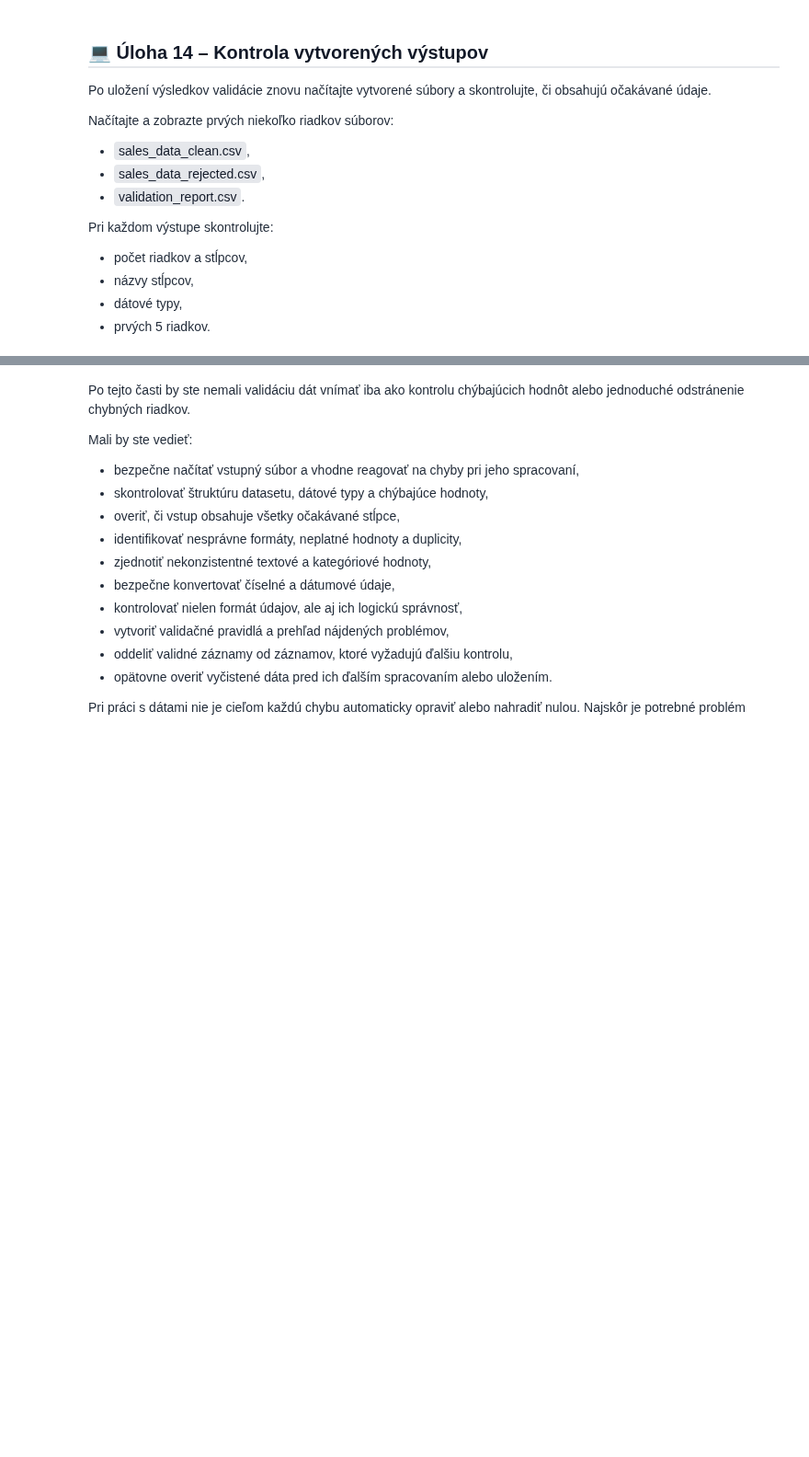
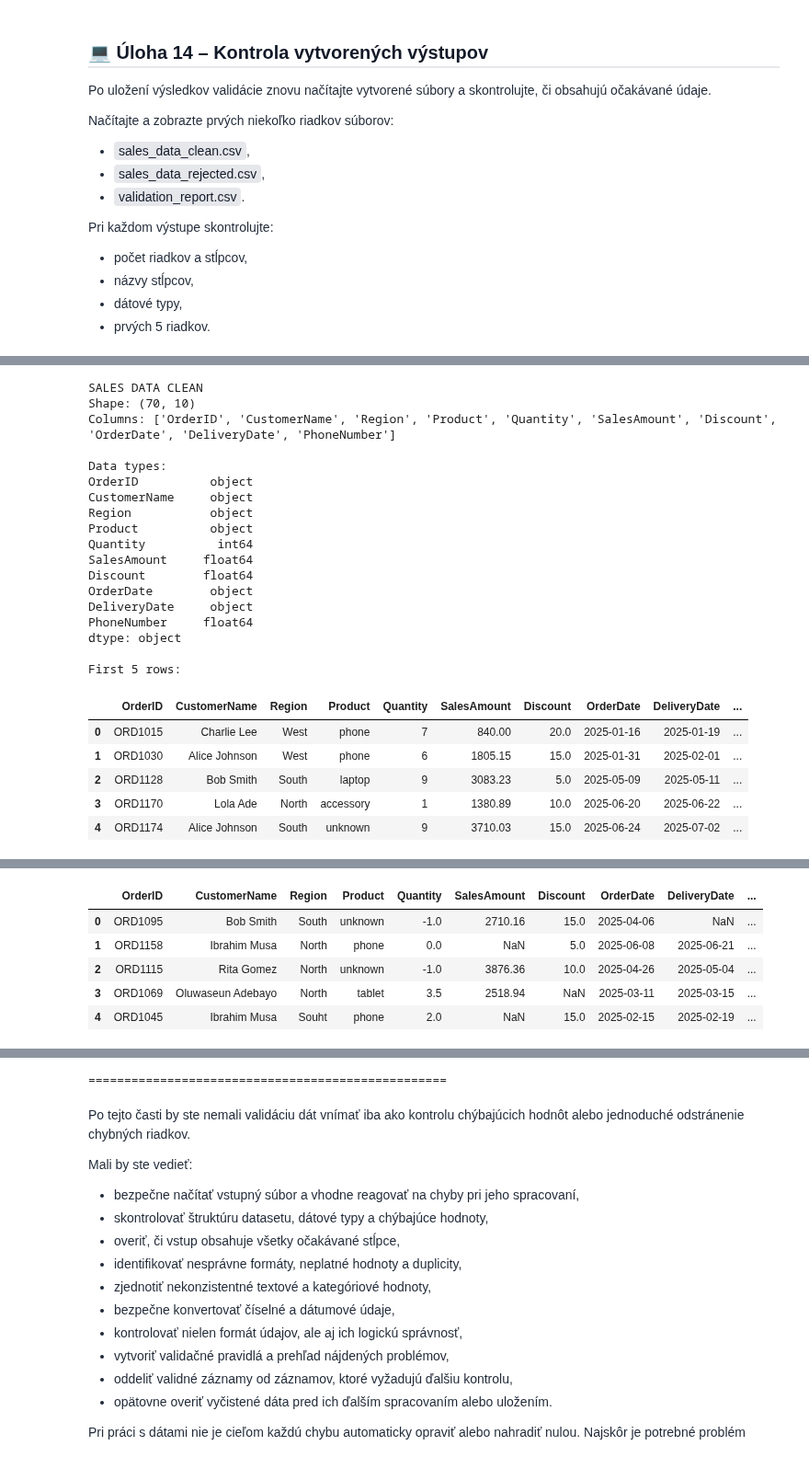
Before and after one commit to PatrikStaudner/DATABAZY, a Jupyter notebook: seminar 5 zadanie 1b/error_handling.ipynb, the cells around one changed output, grey strips where cells are left out. Shown at 92% size. Cells and saved outputs as stored; diff of their text form; code cells hidden in the pictures; blank space fills up the shorter version.

```diff
--- a/seminar 5 zadanie 1b/error_handling.ipynb
+++ b/seminar 5 zadanie 1b/error_handling.ipynb
@@ -256,0 +296,15 @@ Invalid Discount: 20
+# %%
+# Vaše riešenie
+df['Quantity'] = pd.to_numeric(df['Quantity'].astype(str).str.replace(r'[^\d.-]', '', regex=True), errors='coerce')
+df['SalesAmount'] = pd.to_numeric(df['SalesAmount'].astype(str).str.replace(r'[^\d.-]', '', regex=True), errors='coerce')
+df['Discount'] = pd.to_numeric(df['Discount'].astype(str).str.replace(r'[^\d.-]', '', regex=True), errors='coerce')
+
+invalid_q = df['Quantity'].isna() | (df['Quantity'] <= 0)
+
+invalid_s = df['SalesAmount'].isna() | (df['SalesAmount'] < 0)
+
+invalid_d = df['Discount'].isna() | (df['Discount'] < 0) | (df['Discount'] > 100)
+
+print(f"Invalid Quantity: {invalid_q.sum()}")
+print(f"Invalid SalesAmount: {invalid_s.sum()}")
+print(f"Invalid Discount: {invalid_d.sum()}")
@@ -280,0 +333,10 @@ Delivery before order: 18
+# %%
+# Vaše riešenie
+df['OrderDate'] = pd.to_datetime(df['OrderDate'], errors='coerce')
+df['DeliveryDate'] = pd.to_datetime(df['DeliveryDate'], errors='coerce')
+invalid_order = df['OrderDate'].isna().sum()
+invalid_delivery = df['DeliveryDate'].isna().sum()
+delivery_before_order = (df['DeliveryDate'] < df['OrderDate']).sum()
+print(f"Invalid OrderDate: {invalid_order}")
+print(f"Invalid DeliveryDate: {invalid_delivery}")
+print(f"Delivery before order: {delivery_before_order}")
@@ -556,0 +641,45 @@ First 5 rows:
+# %%
+# Vaše riešenie
+import pandas as pd
+validation_report.to_csv('validation_report.csv', index=False)
+subory = [
+    ("SALES DATA CLEAN", "sales_data_clean.csv"),
+    ("SALES DATA REJECTED", "sales_data_rejected.csv"),
+    ("VALIDATION REPORT", "validation_report.csv")
+]
+for title, filename in subory:
+    df_loaded = pd.read_csv(filename)
+
+    print(title)
+    print(f"Shape: {df_loaded.shape}")
+    print(f"Columns: {df_loaded.columns.tolist()}")
+    print("\nData types:")
+    print(df_loaded.dtypes)
+    print("\nFirst 5 rows:")
+    display(df_loaded.head())
+    print("\n==================================================\n")
+# %% [output]
+SALES DATA CLEAN
+Shape: (70, 10)
+Columns: ['OrderID', 'CustomerName', 'Region', 'Product', 'Quantity', 'SalesAmount', 'Discount', 'OrderDate', 'DeliveryDate', 'PhoneNumber']
+
+Data types:
+OrderID          object
+CustomerName     object
+Region           object
+Product          object
+Quantity          int64
+SalesAmount     float64
+Discount        float64
+OrderDate        object
+DeliveryDate     object
+PhoneNumber     float64
+dtype: object
+
+First 5 rows:
+|  | OrderID | CustomerName | Region | Product | Quantity | SalesAmount | Discount | OrderDate | DeliveryDate | ... |
+| 0 | ORD1015 | Charlie Lee | West | phone | 7 | 840.00 | 20.0 | 2025-01-16 | 2025-01-19 | ... |
+| 1 | ORD1030 | Alice Johnson | West | phone | 6 | 1805.15 | 15.0 | 2025-01-31 | 2025-02-01 | ... |
+| 2 | ORD1128 | Bob Smith | South | laptop | 9 | 3083.23 | 5.0 | 2025-05-09 | 2025-05-11 | ... |
+| 3 | ORD1170 | Lola Ade | North | accessory | 1 | 1380.89 | 10.0 | 2025-06-20 | 2025-06-22 | ... |
+| 4 | ORD1174 | Alice Johnson | South | unknown | 9 | 3710.03 | 15.0 | 2025-06-24 | 2025-07-02 | ... |
@@ -556,0 +703,6 @@ First 5 rows:
+|  | OrderID | CustomerName | Region | Product | Quantity | SalesAmount | Discount | OrderDate | DeliveryDate | ... |
+| 0 | ORD1095 | Bob Smith | South | unknown | -1.0 | 2710.16 | 15.0 | 2025-04-06 | NaN | ... |
+| 1 | ORD1158 | Ibrahim Musa | North | phone | 0.0 | NaN | 5.0 | 2025-06-08 | 2025-06-21 | ... |
+| 2 | ORD1115 | Rita Gomez | North | unknown | -1.0 | 3876.36 | 10.0 | 2025-04-26 | 2025-05-04 | ... |
+| 3 | ORD1069 | Oluwaseun Adebayo | North | tablet | 3.5 | 2518.94 | NaN | 2025-03-11 | 2025-03-15 | ... |
+| 4 | ORD1045 | Ibrahim Musa | Souht | phone | 2.0 | NaN | 15.0 | 2025-02-15 | 2025-02-19 | ... |
@@ -557,3 +727,4 @@ First 5 rows:
+==================================================
 # %% [markdown]
 <p style="font-family: 'Segoe UI', Roboto, sans-serif; color: #1f2937; line-height: 1.65; margin: 8px 0 12px;">
 Po tejto časti by ste nemali validáciu dát vnímať iba ako kontrolu chýbajúcich hodnôt alebo jednoduché odstránenie chybných riadkov.
```
Also changed, not shown: parts of 28 cells of this notebook, 14 other files.
